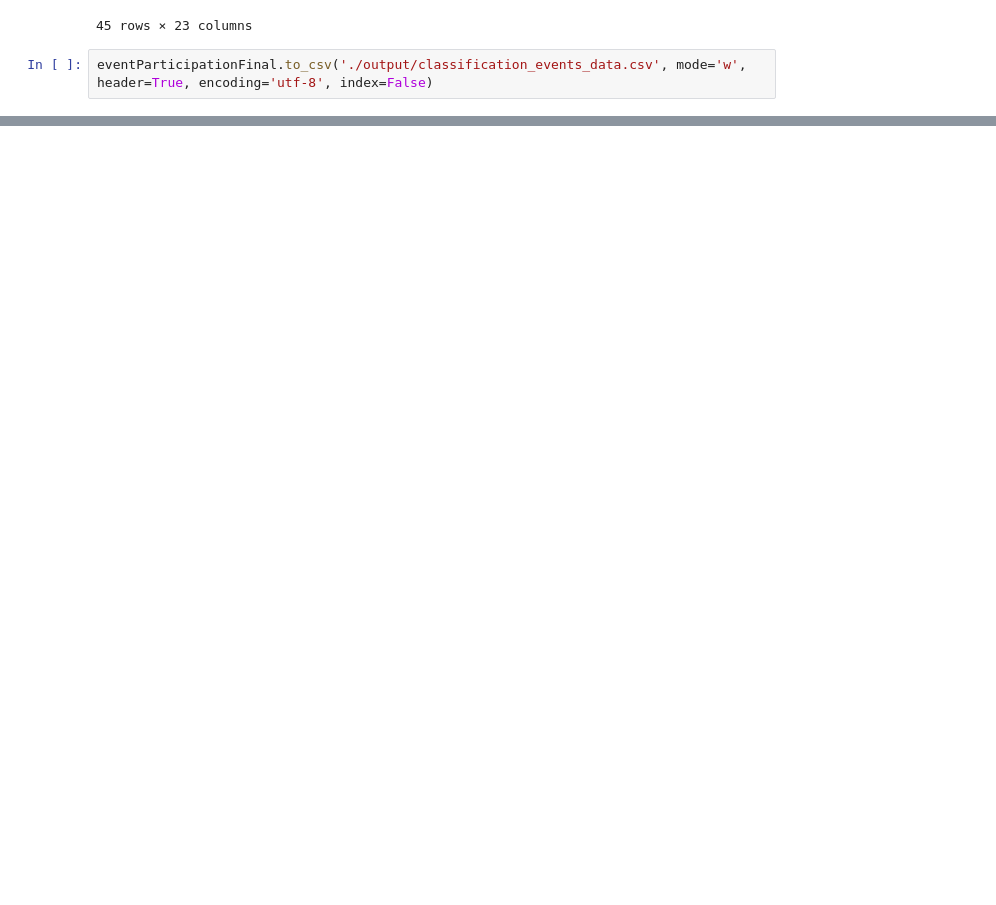
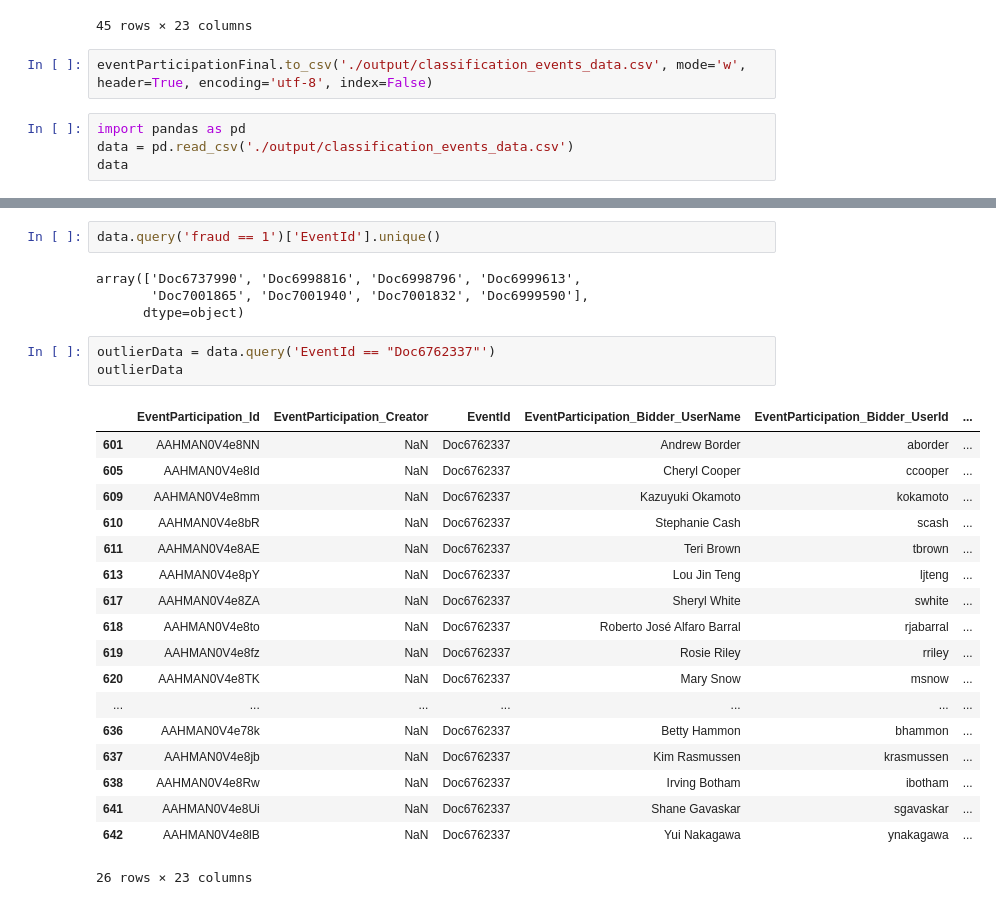
Before and after one commit to sprasadban-blr/Sourcing_Fraud_Detection, a Jupyter notebook: ClassificationDataPreparation.ipynb, the cells around one changed output, grey strips where cells are left out. Cells and saved outputs as stored; diff of their text form; blank space fills up the shorter version.

```diff
--- a/ClassificationDataPreparation.ipynb
+++ b/ClassificationDataPreparation.ipynb
@@ -171,3 +171,7 @@ eventParticipationFinal.query('fraud == 1.0')
 45 rows × 23 columns
 # %%
 eventParticipationFinal.to_csv('./output/classification_events_data.csv', mode='w', header=True, encoding='utf-8', index=False)
+# %%
+import pandas as pd
+data = pd.read_csv('./output/classification_events_data.csv')
+data
@@ -173,0 +212,28 @@ eventParticipationFinal.to_csv('./output/classification_events_data.csv', mode='
+# %%
+data.query('fraud == 1')['EventId'].unique()
+# %% [output]
+array(['Doc6737990', 'Doc6998816', 'Doc6998796', 'Doc6999613',
+       'Doc7001865', 'Doc7001940', 'Doc7001832', 'Doc6999590'],
+      dtype=object)
+# %%
+outlierData = data.query('EventId == "Doc6762337"')
+outlierData
+# %% [output]
+|  | EventParticipation_Id | EventParticipation_Creator | EventId | EventParticipation_Bidder_UserName | EventParticipation_Bidder_UserId | ... |
+| 601 | AAHMAN0V4e8NN | NaN | Doc6762337 | Andrew Border | aborder | ... |
+| 605 | AAHMAN0V4e8Id | NaN | Doc6762337 | Cheryl Cooper | ccooper | ... |
+| 609 | AAHMAN0V4e8mm | NaN | Doc6762337 | Kazuyuki Okamoto | kokamoto | ... |
+| 610 | AAHMAN0V4e8bR | NaN | Doc6762337 | Stephanie Cash | scash | ... |
+| 611 | AAHMAN0V4e8AE | NaN | Doc6762337 | Teri Brown | tbrown | ... |
+| 613 | AAHMAN0V4e8pY | NaN | Doc6762337 | Lou Jin Teng | ljteng | ... |
+| 617 | AAHMAN0V4e8ZA | NaN | Doc6762337 | Sheryl White | swhite | ... |
+| 618 | AAHMAN0V4e8to | NaN | Doc6762337 | Roberto José Alfaro Barral | rjabarral | ... |
+| 619 | AAHMAN0V4e8fz | NaN | Doc6762337 | Rosie Riley | rriley | ... |
+| 620 | AAHMAN0V4e8TK | NaN | Doc6762337 | Mary Snow | msnow | ... |
+| ... | ... | ... | ... | ... | ... | ... |
+| 636 | AAHMAN0V4e78k | NaN | Doc6762337 | Betty Hammon | bhammon | ... |
+| 637 | AAHMAN0V4e8jb | NaN | Doc6762337 | Kim Rasmussen | krasmussen | ... |
+| 638 | AAHMAN0V4e8Rw | NaN | Doc6762337 | Irving Botham | ibotham | ... |
+| 641 | AAHMAN0V4e8Ui | NaN | Doc6762337 | Shane Gavaskar | sgavaskar | ... |
+| 642 | AAHMAN0V4e8lB | NaN | Doc6762337 | Yui Nakagawa | ynakagawa | ... |
+26 rows × 23 columns
```
Also changed, not shown: parts of 6 cells of this notebook, 3 other files.
